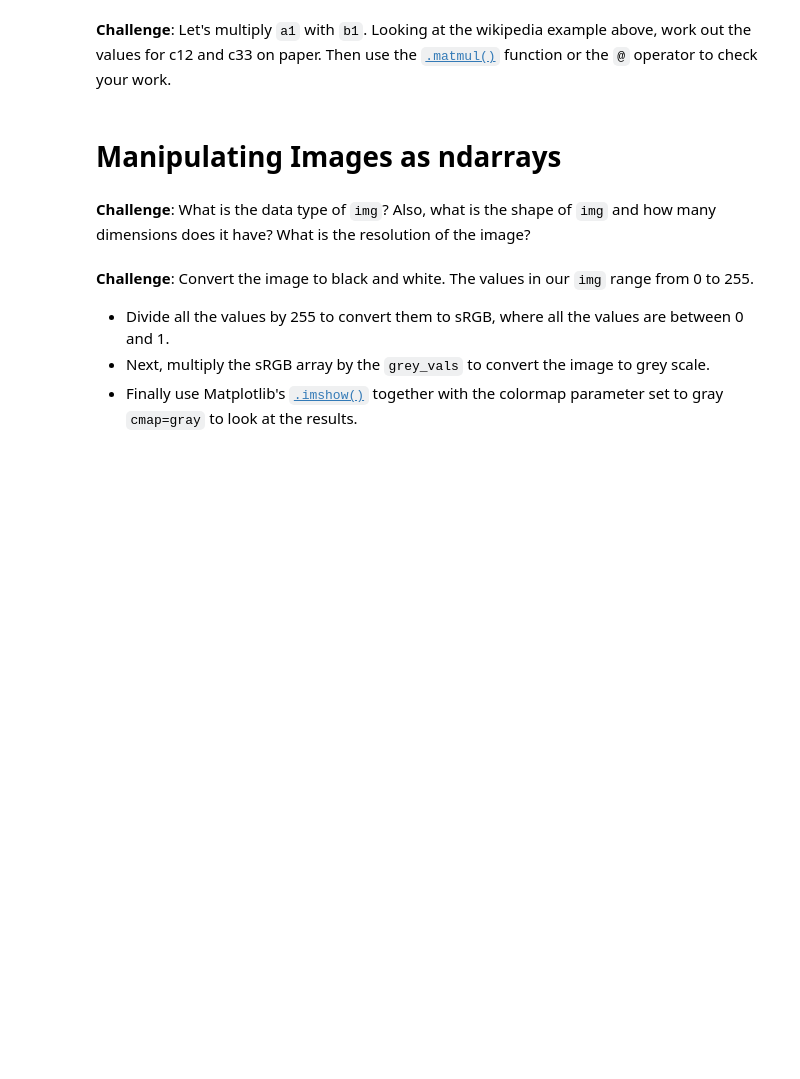
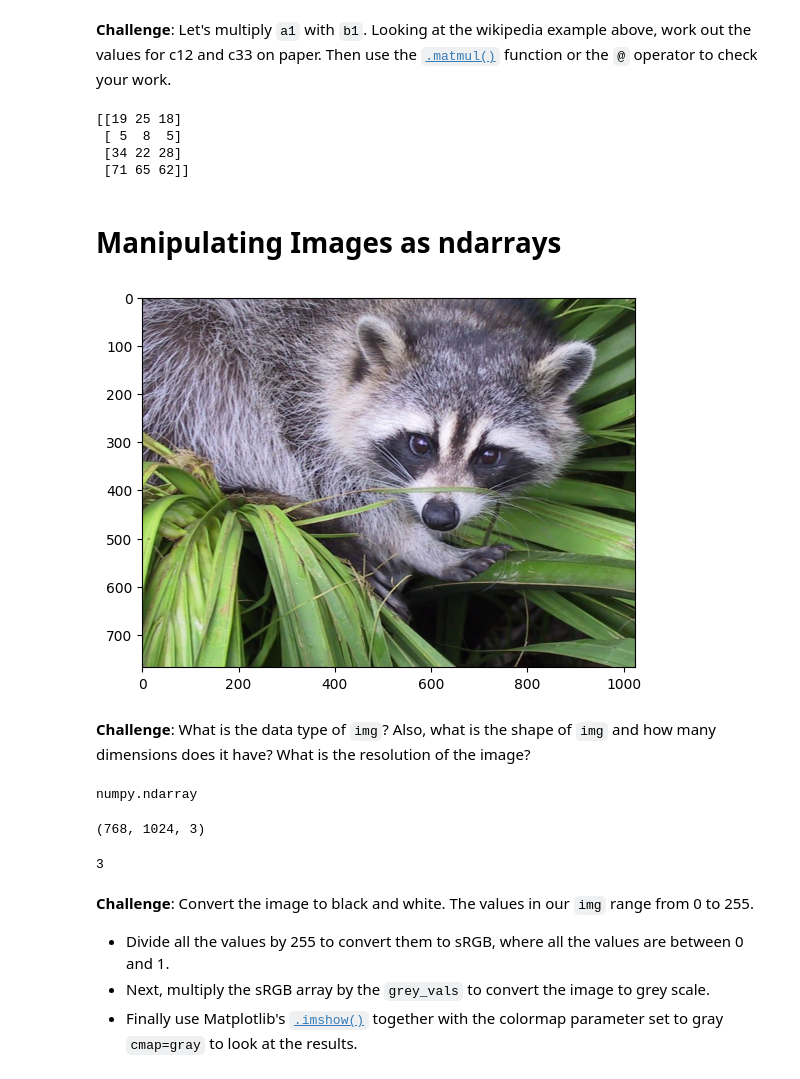
Before and after one commit to liuti-ma/python_study_notes, a Jupyter notebook: Computation with NumPy/Computation_with_NumPy_and_N_Dimensional_Arrays_(start).ipynb, the cells around one changed output. Cells and saved outputs as stored; diff of their text form; code cells hidden in the pictures; blank space fills up the shorter version.

```diff
--- a/Computation with NumPy/Computation_with_NumPy_and_N_Dimensional_Arrays_(start).ipynb
+++ b/Computation with NumPy/Computation_with_NumPy_and_N_Dimensional_Arrays_(start).ipynb
@@ -172,5 +244,13 @@ print('Dimensions of result: (4x2)*(2x3)=(4x3)')
 Dimensions of result: (4x2)*(2x3)=(4x3)
 # %% [markdown]
 **Challenge**: Let's multiply `a1` with `b1`. Looking at the wikipedia example above, work out the values for c12 and c33 on paper. Then use the [`.matmul()`](https://numpy.org/doc/stable/reference/generated/numpy.matmul.html) function or the `@` operator to check your work.
+# %%
+c = np.matmul(a1, b1)
+print(c)
+# %% [output]
+[[19 25 18]
+ [ 5  8  5]
+ [34 22 28]
+ [71 65 62]]
 # %% [markdown]
 # Manipulating Images as ndarrays
@@ -177,5 +260,23 @@ Dimensions of result: (4x2)*(2x3)=(4x3)
+# %%
+img = misc.face()
+plt.imshow(img)
+plt.show()
+# %% [output]
+[figure, added]
 # %% [markdown]
 **Challenge**: What is the data type of `img`? Also, what is the shape of `img` and how many dimensions does it have? What is the resolution of the image?
+# %%
+type(img)
+# %% [output]
+numpy.ndarray
+# %%
+img.shape
+# %% [output]
+(768, 1024, 3)
+# %%
+img.ndim
+# %% [output]
+3
 # %% [markdown]
 **Challenge**: Convert the image to black and white. The values in our `img` range from 0 to 255.
 * Divide all the values by 255 to convert them to sRGB, where all the values are between 0 and 1.
```
Also changed, not shown: parts of 21 cells of this notebook.
